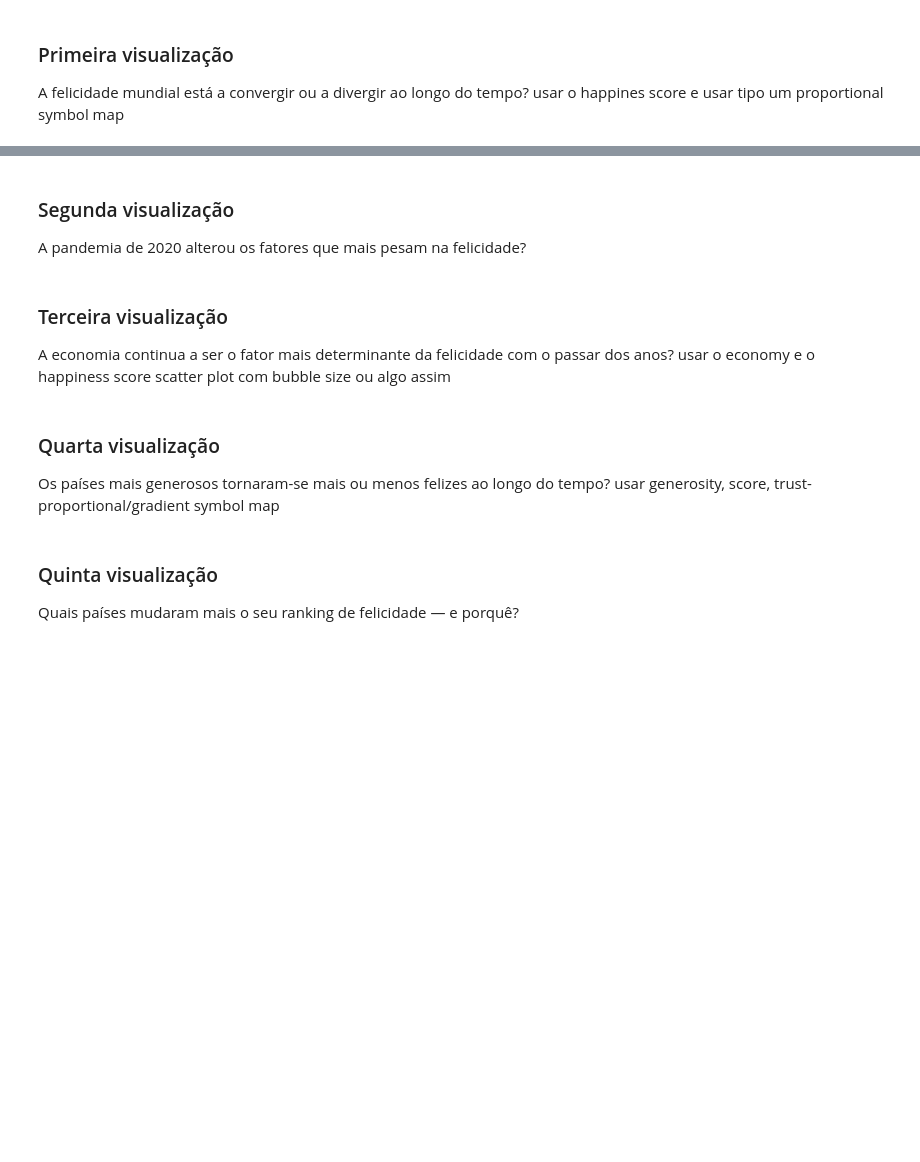
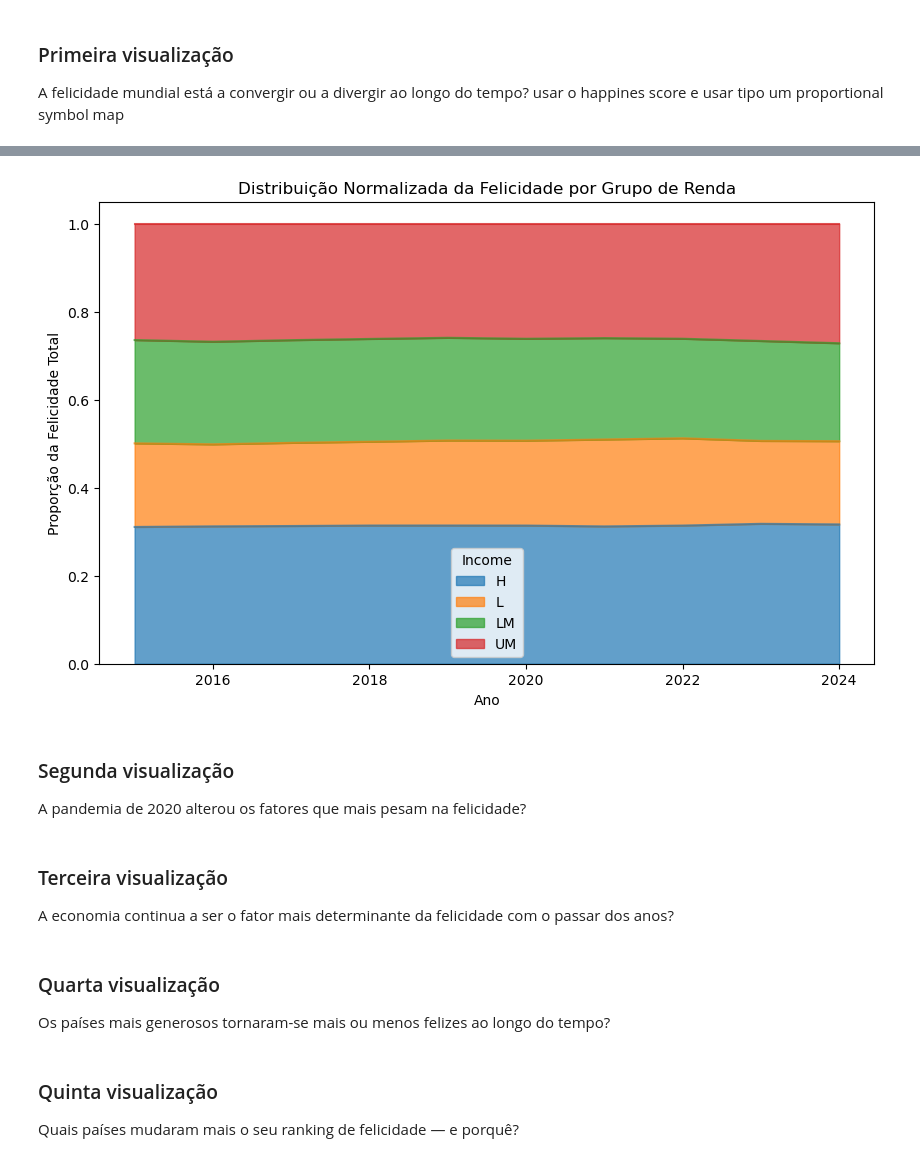
Before and after one commit to reberapower1/VD_Project_2, a Jupyter notebook: project.ipynb, the cells around one changed output, grey strips where cells are left out. Drawn from its saved outputs; the diff is of its cells as text; code cells hidden in the pictures; blank space fills up the shorter version.

```diff
--- a/project.ipynb
+++ b/project.ipynb
@@ -910,7 +875,7 @@ normalizacao = {
     "Turkiye": "Turkey",
     "Hong Kong S.A.R. of China": "Hong Kong",
     "Hong Kong S.A.R., China": "Hong Kong",
-    "Congo (Brazzaville)": "Congo-Brazzaville",
+    "Congo (Brazzaville)": "Congo",
     "Congo (Kinshasa)": "Congo-Kinshasa",
     "Macedonia": "North Macedonia",
     "Trinidad & Tobago": "Trinidad and Tobago",
@@ -1180,8 +1382,22 @@ usar o happines score e usar tipo um proportional symbol map
+# %%
+# Pivotar os dados para ter colunas por grupo de renda
+df_pivot = df_grouped.pivot(index='Year', columns='Income', values='Score').fillna(0)
+
+# Normalizar por ano para ficar em proporção
+df_normalized = df_pivot.div(df_pivot.sum(axis=1), axis=0)
+
+# Plot
+df_normalized.plot(kind='area', stacked=True, figsize=(10,6), alpha=0.7)
+plt.title('Distribuição Normalizada da Felicidade por Grupo de Renda')
+plt.ylabel('Proporção da Felicidade Total')
+plt.xlabel('Ano')
+plt.legend(title='Income')
+plt.show()
+# %% [output]
+[figure, added]
 # %% [markdown]
 ### Segunda visualização
 A pandemia de 2020 alterou os fatores que mais pesam na felicidade?
 # %% [markdown]
 ### Terceira visualização
 A economia continua a ser o fator mais determinante da felicidade com o passar dos anos?
-usar o economy e o happiness score
-scatter plot com bubble size ou algo assim
@@ -1188,7 +1438,6 @@ scatter plot com bubble size ou algo assim
 # %% [markdown]
 ### Quarta visualização
 Os países mais generosos tornaram-se mais ou menos felizes ao longo do tempo?
-usar generosity, score, trust- proportional/gradient symbol map
 # %% [markdown]
 ### Quinta visualização
 Quais países mudaram mais o seu ranking de felicidade — e porquê?
```
Also changed, not shown: parts of 15 cells of this notebook.
